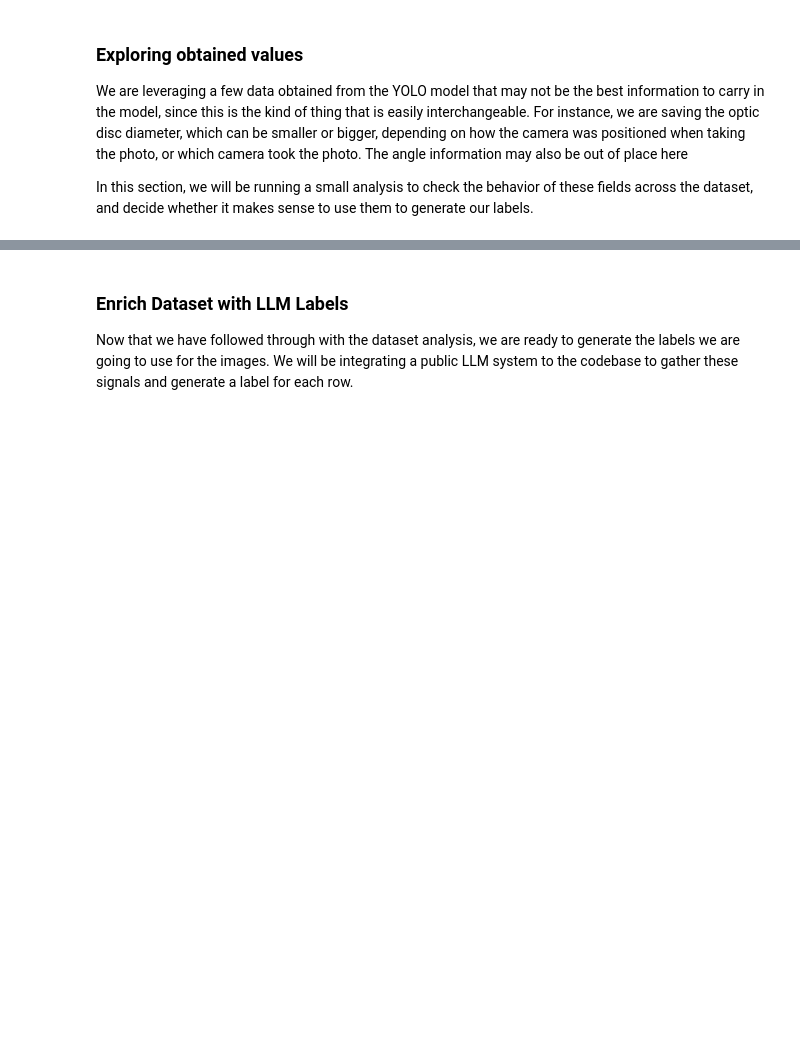
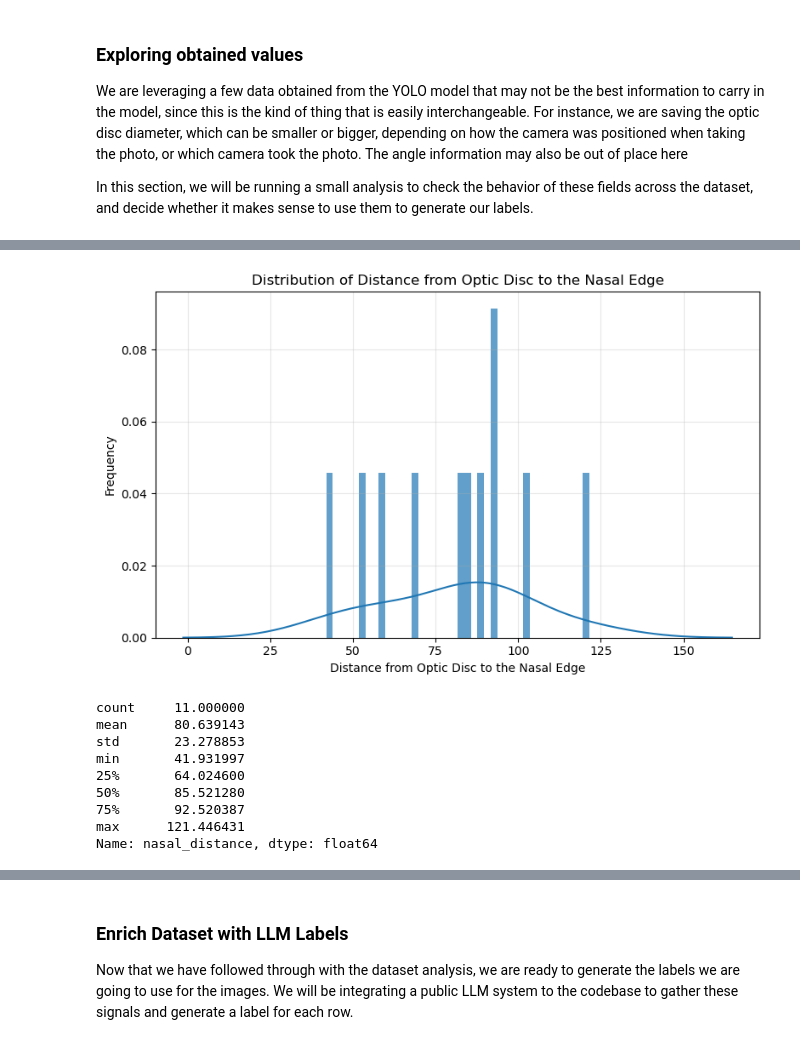
Before and after one commit to rodrigocmichelassi/bachelor-thesis, a Jupyter notebook: src/notebooks/data-generation.ipynb, the cells around one changed output, grey strips where cells are left out. Cells and saved outputs as stored; diff of their text form; code cells hidden in the pictures; blank space fills up the shorter version.

```diff
--- a/src/notebooks/data-generation.ipynb
+++ b/src/notebooks/data-generation.ipynb
@@ -242,0 +297,14 @@ In this section, we will be running a small analysis to check the behavior of th
+# %%
+plot_distribution(filtered_brset_df, 'nasal_distance', 'Distance from Optic Disc to the Nasal Edge')
+print(filtered_brset_df['nasal_distance'].describe())
+# %% [output]
+[figure, added]
+count     11.000000
+mean      80.639143
+std       23.278853
+min       41.931997
+25%       64.024600
+50%       85.521280
+75%       92.520387
+max      121.446431
+Name: nasal_distance, dtype: float64
```
Also changed, not shown: parts of 8 cells of this notebook.
